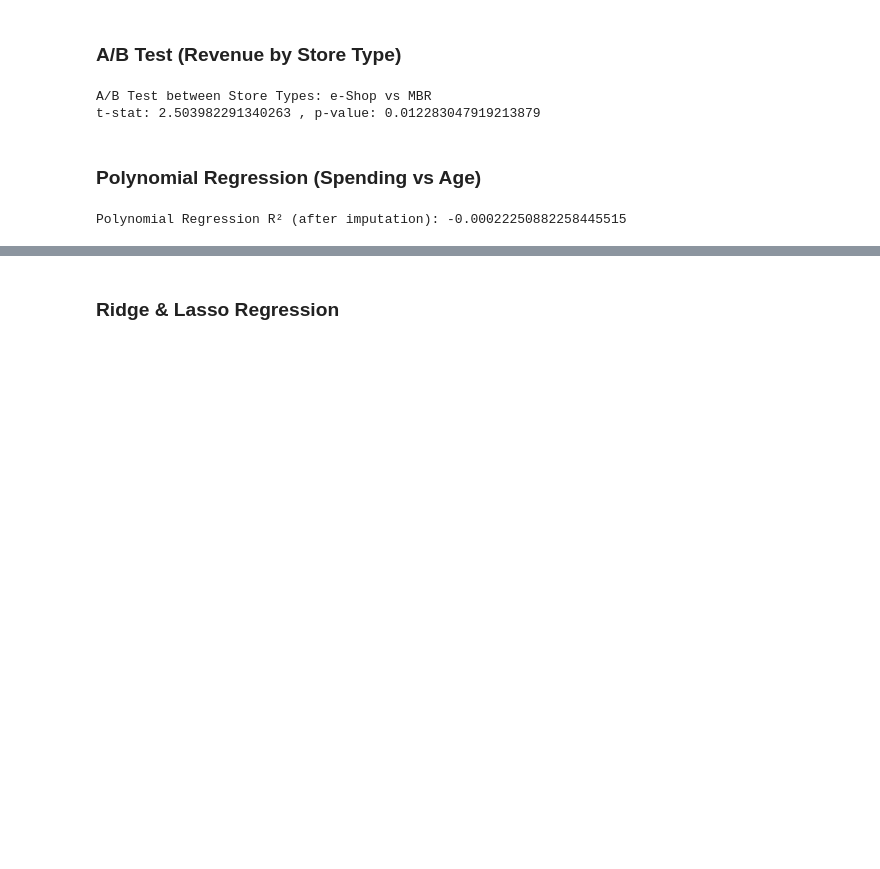
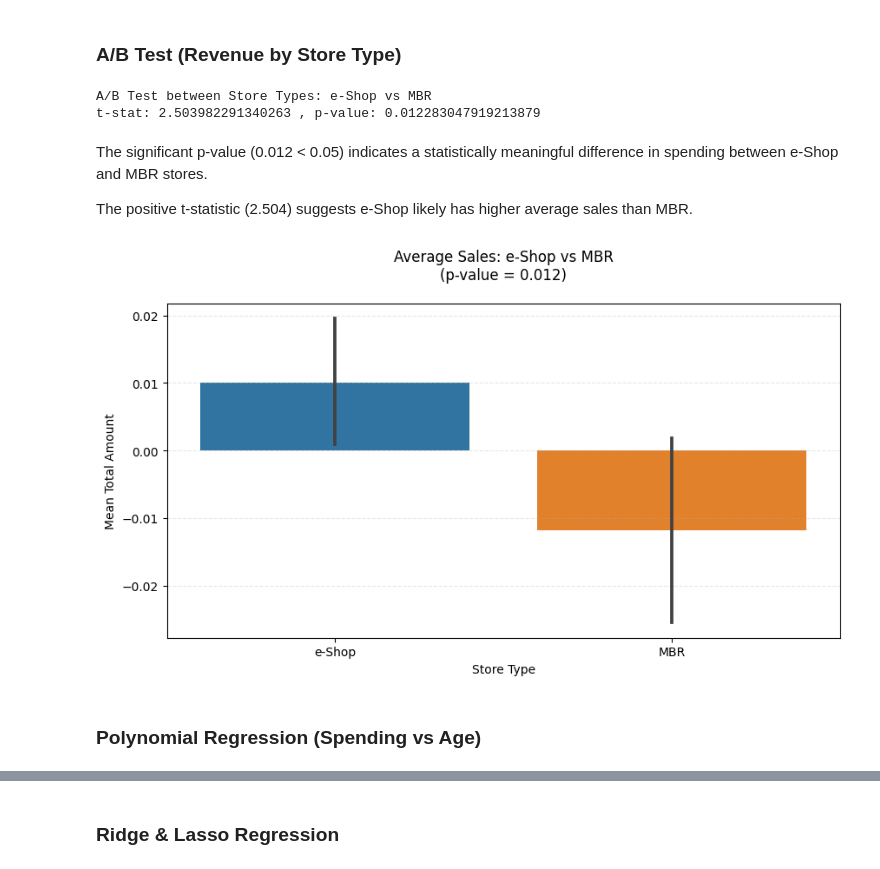
Before and after one commit to Mahmoudabuelfadl25/-Basics-of-Python-in-Data-Analytics, a Jupyter notebook: retail.ipynb, the cells around one changed output, grey strips where cells are left out. Saved outputs shown, nothing was run; the diff lists cells and outputs as text; code cells hidden in the pictures; blank space fills up the shorter version.

```diff
--- a/retail.ipynb
+++ b/retail.ipynb
@@ -803,32 +807,20 @@ print("t-stat:", t_stat_ab, ", p-value:", p_val_ab)
 # %% [output]
 A/B Test between Store Types: e-Shop vs MBR
 t-stat: 2.503982291340263 , p-value: 0.012283047919213879
+# %% [markdown]
+The significant p-value (0.012 < 0.05) indicates a statistically meaningful difference in spending between e-Shop and MBR stores.
+
+The positive t-statistic (2.504) suggests e-Shop likely has higher average sales than MBR.
+# %%
+plt.figure(figsize=(10, 5))
+sns.barplot(x='Store_type', y='total_amt', data=df[df['Store_type'].isin(['e-Shop', 'MBR'])],
+            estimator=np.mean, ci=95, palette=['#1f77b4', '#ff7f0e'])
+plt.title('Average Sales: e-Shop vs MBR\n(p-value = {:.3f})'.format(p_val_ab), pad=20)
+plt.xlabel('Store Type')
+plt.ylabel('Mean Total Amount')
+plt.grid(axis='y', linestyle='--', alpha=0.3)
+plt.show()
+# %% [output]
+[figure, added]
 # %% [markdown]
 ### Polynomial Regression (Spending vs Age)
-# %%
-from sklearn.preprocessing import PolynomialFeatures
-from sklearn.pipeline import make_pipeline
-from sklearn.impute import SimpleImputer
-from sklearn.linear_model import LinearRegression
-from sklearn.metrics import r2_score
-import pandas as pd
-
-# Assuming X_train, y_train, and X_test are pandas DataFrames
-
-# Create an imputer object (using 'mean' strategy as an example)
-imputer = SimpleImputer(strategy='mean')
-
-# Fit and transform the training data
-X_train_age_imputed = pd.DataFrame(imputer.fit_transform(X_train[['Age']]), columns=['Age'])
-
-# Transform the testing data
-X_test_age_imputed = pd.DataFrame(imputer.transform(X_test[['Age']]), columns=['Age'])
-
-# Create the polynomial regression pipeline with imputed data
-poly_model = make_pipeline(PolynomialFeatures(3), LinearRegression())
-poly_model.fit(X_train_age_imputed, y_train)
-y_poly_pred = poly_model.predict(X_test_age_imputed)
-
-print("Polynomial Regression R² (after imputation):", r2_score(y_test, y_poly_pred))
-# %% [output]
-Polynomial Regression R² (after imputation): -0.00022250882258445515
```
Also changed, not shown: parts of 8 cells of this notebook.
